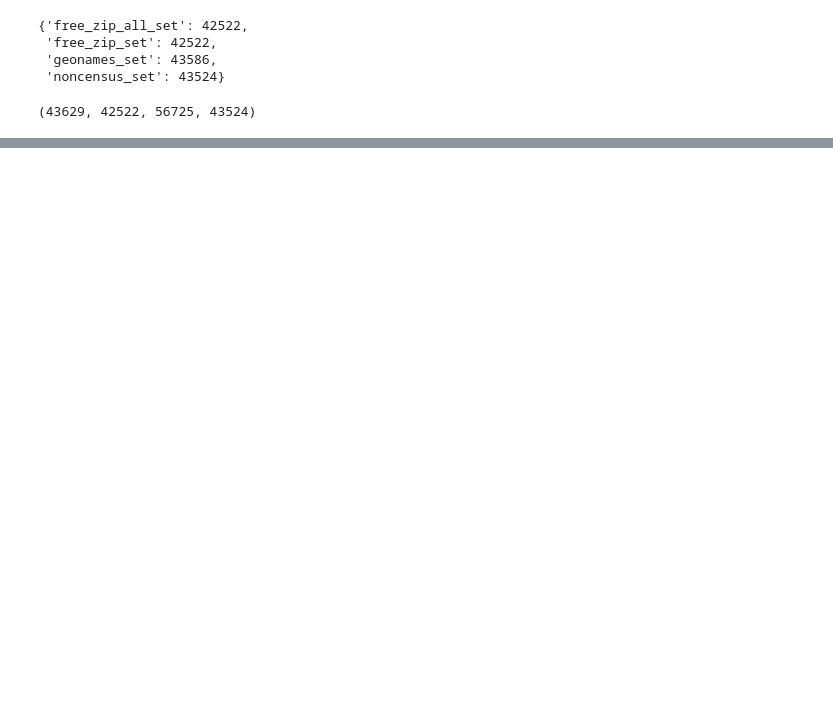
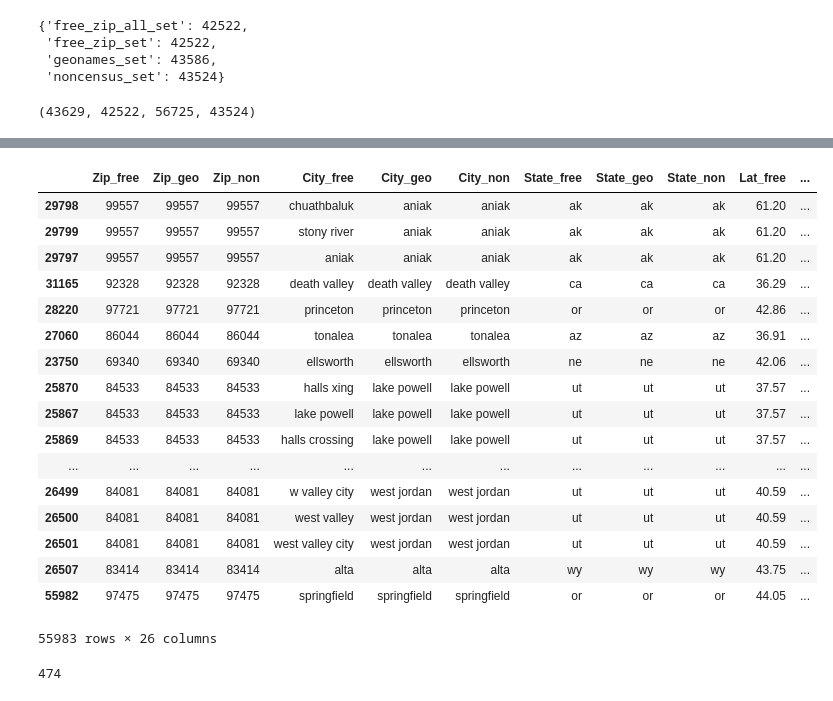
Before and after one commit to wrobstory/zipwhich, a Jupyter notebook: ZipComparo.ipynb, the cells around one changed output, grey strips where cells are left out. Drawn from its saved outputs; the diff is of its cells as text; code cells hidden in the pictures; blank space fills up the shorter version.

```diff
--- a/ZipComparo.ipynb
+++ b/ZipComparo.ipynb
@@ -257,5 +374,3 @@ def check_haversine(row):
     return row
 
 master_zips = master_zips.apply(check_haversine, axis=1)
-# %%
-master_zips.sort(['Min_Haversine_Dist', 'Max_Haversine_Dist'], ascending=False)
@@ -332,0 +377,26 @@ def get_forward(row):
+# %%
+# What are our worst-case distance errors?
+master_zips.sort('Min_Haversine_Dist', ascending=False)
+# %% [output]
+|  | Zip_free | Zip_geo | Zip_non | City_free | City_geo | City_non | State_free | State_geo | State_non | Lat_free | ... |
+| 29798 | 99557 | 99557 | 99557 | chuathbaluk | aniak | aniak | ak | ak | ak | 61.20 | ... |
+| 29799 | 99557 | 99557 | 99557 | stony river | aniak | aniak | ak | ak | ak | 61.20 | ... |
+| 29797 | 99557 | 99557 | 99557 | aniak | aniak | aniak | ak | ak | ak | 61.20 | ... |
+| 31165 | 92328 | 92328 | 92328 | death valley | death valley | death valley | ca | ca | ca | 36.29 | ... |
+| 28220 | 97721 | 97721 | 97721 | princeton | princeton | princeton | or | or | or | 42.86 | ... |
+| 27060 | 86044 | 86044 | 86044 | tonalea | tonalea | tonalea | az | az | az | 36.91 | ... |
+| 23750 | 69340 | 69340 | 69340 | ellsworth | ellsworth | ellsworth | ne | ne | ne | 42.06 | ... |
+| 25870 | 84533 | 84533 | 84533 | halls xing | lake powell | lake powell | ut | ut | ut | 37.57 | ... |
+| 25867 | 84533 | 84533 | 84533 | lake powell | lake powell | lake powell | ut | ut | ut | 37.57 | ... |
+| 25869 | 84533 | 84533 | 84533 | halls crossing | lake powell | lake powell | ut | ut | ut | 37.57 | ... |
+| ... | ... | ... | ... | ... | ... | ... | ... | ... | ... | ... | ... |
+| 26499 | 84081 | 84081 | 84081 | w valley city | west jordan | west jordan | ut | ut | ut | 40.59 | ... |
+| 26500 | 84081 | 84081 | 84081 | west valley | west jordan | west jordan | ut | ut | ut | 40.59 | ... |
+| 26501 | 84081 | 84081 | 84081 | west valley city | west jordan | west jordan | ut | ut | ut | 40.59 | ... |
+| 26507 | 83414 | 83414 | 83414 | alta | alta | alta | wy | wy | wy | 43.75 | ... |
+| 55982 | 97475 | 97475 | 97475 | springfield | springfield | springfield | or | or | or | 44.05 | ... |
+55983 rows × 26 columns
+# %%
+len(master_zips[master_zips['Min_Haversine_Dist'] > 5])
+# %% [output]
+474
```
Also changed, not shown: parts of 25 cells of this notebook, 1 other file.
